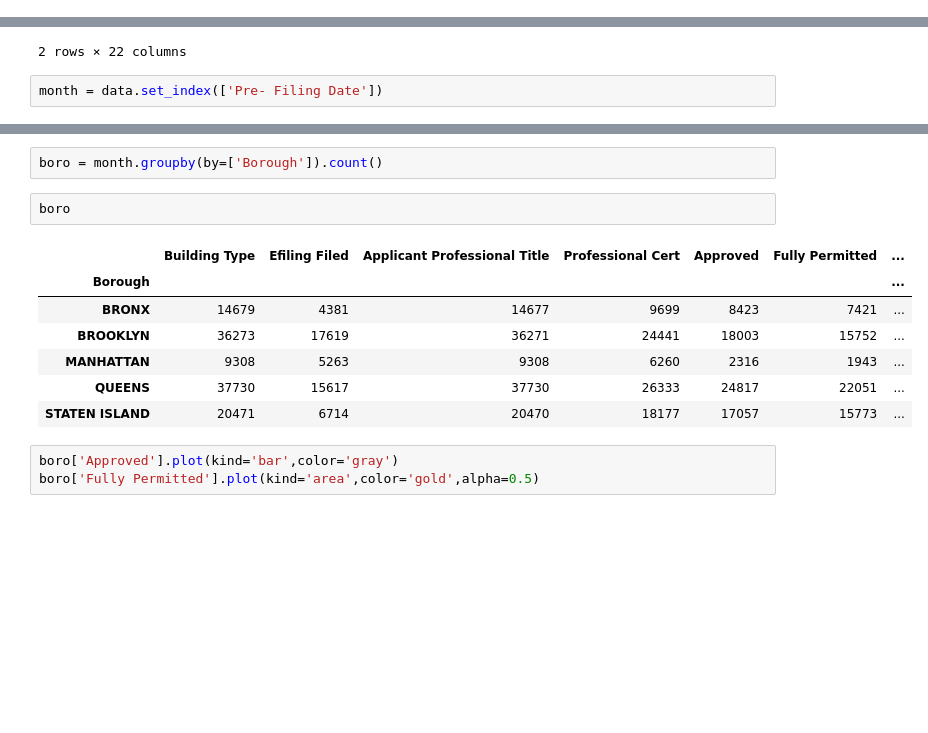
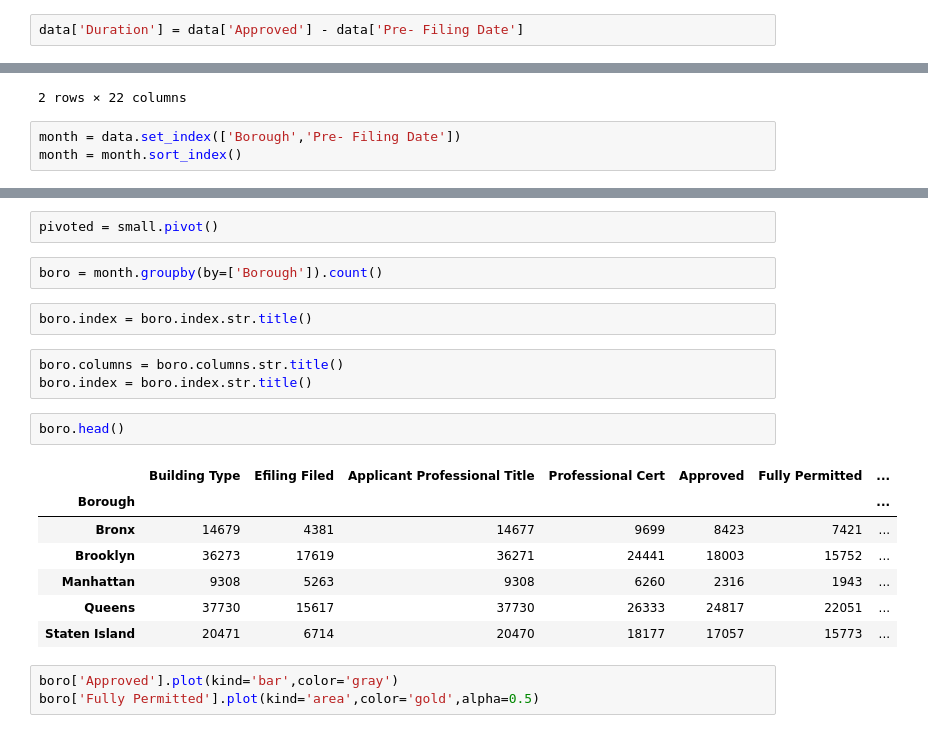
Before and after one commit to anoushavan/Capstone_1, a Jupyter notebook: code/NYC_building_permits.ipynb, the cells around one changed output, grey strips where cells are left out. Saved outputs shown, nothing was run; the diff lists cells and outputs as text; blank space fills up the shorter version.

```diff
--- a/code/NYC_building_permits.ipynb
+++ b/code/NYC_building_permits.ipynb
@@ -49,0 +61,2 @@ data.columns = [i.title() for i in data.columns]
+# %%
+data['Duration'] = data['Approved'] - data['Pre- Filing Date']
@@ -77,4 +104,5 @@ data.head(2)
 | 1 | BROOKLYN | OTHERS | Y | RA | N | 2012-03-23 | ... |
 2 rows × 22 columns
 # %%
-month = data.set_index(['Pre- Filing Date'])
+month = data.set_index(['Borough','Pre- Filing Date'])
+month = month.sort_index()
@@ -133,15 +185,22 @@ Name: Total_Construction_Floor_Area, Length: 118461, dtype: int64
+# %%
+pivoted = small.pivot()
 # %%
 boro = month.groupby(by=['Borough']).count()
+# %%
+boro.index = boro.index.str.title()
+# %%
+boro.columns = boro.columns.str.title()
+boro.index = boro.index.str.title()
 # %%
-boro
+boro.head()
 # %% [output]
 |  | Building Type | Efiling Filed | Applicant Professional Title | Professional Cert | Approved | Fully Permitted | ... |
 | Borough |  |  |  |  |  |  | ... |
-| BRONX | 14679 | 4381 | 14677 | 9699 | 8423 | 7421 | ... |
-| BROOKLYN | 36273 | 17619 | 36271 | 24441 | 18003 | 15752 | ... |
-| MANHATTAN | 9308 | 5263 | 9308 | 6260 | 2316 | 1943 | ... |
-| QUEENS | 37730 | 15617 | 37730 | 26333 | 24817 | 22051 | ... |
-| STATEN ISLAND | 20471 | 6714 | 20470 | 18177 | 17057 | 15773 | ... |
+| Bronx | 14679 | 4381 | 14677 | 9699 | 8423 | 7421 | ... |
+| Brooklyn | 36273 | 17619 | 36271 | 24441 | 18003 | 15752 | ... |
+| Manhattan | 9308 | 5263 | 9308 | 6260 | 2316 | 1943 | ... |
+| Queens | 37730 | 15617 | 37730 | 26333 | 24817 | 22051 | ... |
+| Staten Island | 20471 | 6714 | 20470 | 18177 | 17057 | 15773 | ... |
 # %%
 boro['Approved'].plot(kind='bar',color='gray')
 boro['Fully Permitted'].plot(kind='area',color='gold',alpha=0.5)
```
Also changed, not shown: parts of 17 cells of this notebook, 3 other files.
